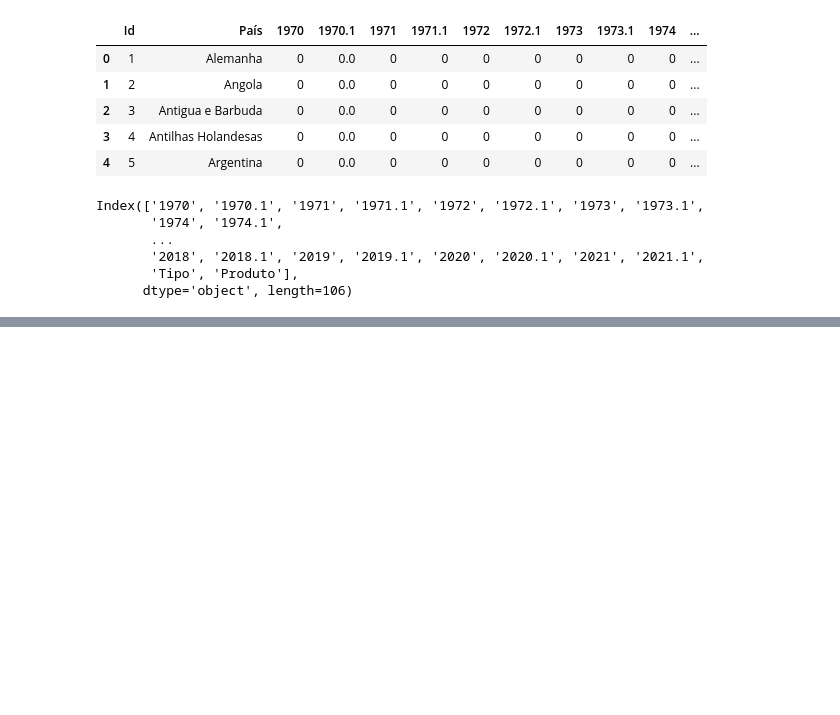
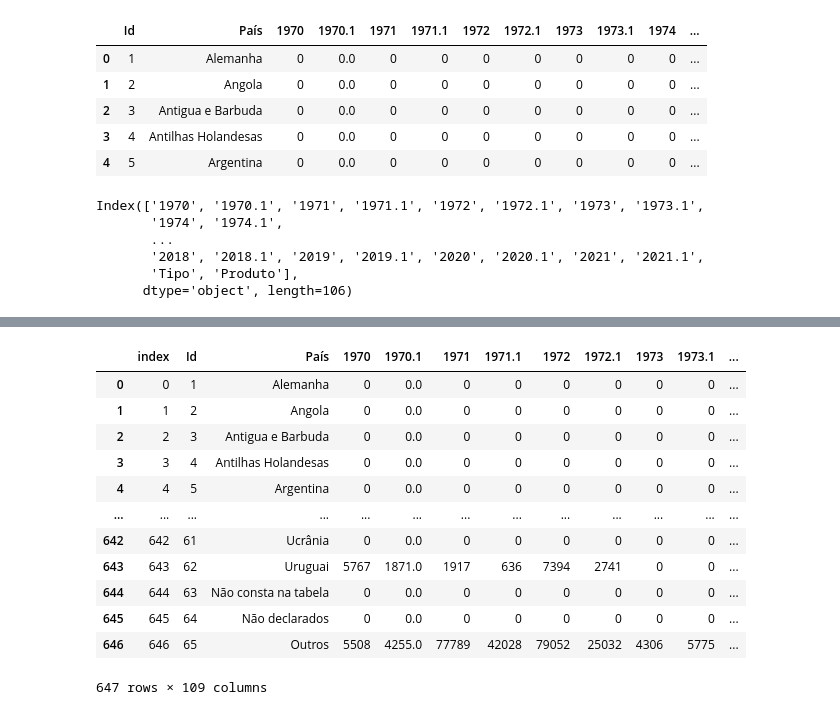
Before and after one commit to IgorNascAlves/Tech_Challenge_Fase01, a Jupyter notebook: notebooks/explorando_dados_qtd_ano.ipynb, the cells around one changed output, grey strips where cells are left out. Cells and saved outputs as stored; diff of their text form; code cells hidden in the pictures; blank space fills up the shorter version.

```diff
--- a/notebooks/explorando_dados_qtd_ano.ipynb
+++ b/notebooks/explorando_dados_qtd_ano.ipynb
@@ -337,0 +356,16 @@ df_completo.rename(dict_colunas_nomes, axis=1)
+# %%
+df_completo.reset_index()
+# %% [output]
+|  | index | Id | País | 1970 | 1970.1 | 1971 | 1971.1 | 1972 | 1972.1 | 1973 | 1973.1 | ... |
+| 0 | 0 | 1 | Alemanha | 0 | 0.0 | 0 | 0 | 0 | 0 | 0 | 0 | ... |
+| 1 | 1 | 2 | Angola | 0 | 0.0 | 0 | 0 | 0 | 0 | 0 | 0 | ... |
+| 2 | 2 | 3 | Antigua e Barbuda | 0 | 0.0 | 0 | 0 | 0 | 0 | 0 | 0 | ... |
+| 3 | 3 | 4 | Antilhas Holandesas | 0 | 0.0 | 0 | 0 | 0 | 0 | 0 | 0 | ... |
+| 4 | 4 | 5 | Argentina | 0 | 0.0 | 0 | 0 | 0 | 0 | 0 | 0 | ... |
+| ... | ... | ... | ... | ... | ... | ... | ... | ... | ... | ... | ... | ... |
+| 642 | 642 | 61 | Ucrânia | 0 | 0.0 | 0 | 0 | 0 | 0 | 0 | 0 | ... |
+| 643 | 643 | 62 | Uruguai | 5767 | 1871.0 | 1917 | 636 | 7394 | 2741 | 0 | 0 | ... |
+| 644 | 644 | 63 | Não consta na tabela | 0 | 0.0 | 0 | 0 | 0 | 0 | 0 | 0 | ... |
+| 645 | 645 | 64 | Não declarados | 0 | 0.0 | 0 | 0 | 0 | 0 | 0 | 0 | ... |
+| 646 | 646 | 65 | Outros | 5508 | 4255.0 | 77789 | 42028 | 79052 | 25032 | 4306 | 5775 | ... |
+647 rows × 109 columns
```
Also changed, not shown: parts of 8 cells of this notebook, 4 other files.
